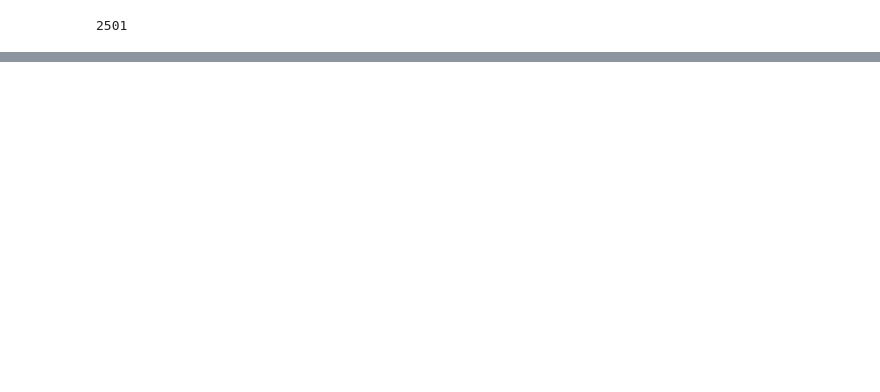
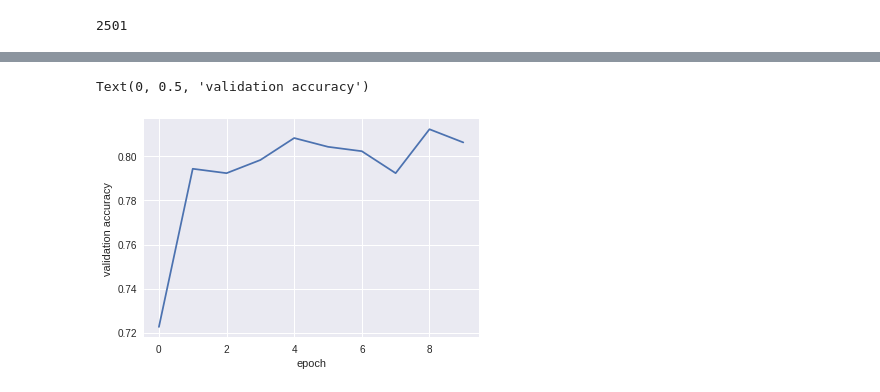
Before and after one commit to qmaruf/fastai, a Jupyter notebook: fast_ai_largest_object_classifier.ipynb, the cells around one changed output, grey strips where cells are left out. Cells and saved outputs as stored; diff of their text form; code cells hidden in the pictures; blank space fills up the shorter version.

```diff
--- a/fast_ai_largest_object_classifier.ipynb
+++ b/fast_ai_largest_object_classifier.ipynb
@@ -169,0 +390,7 @@ df = pd.DataFrame(
+# %%
+optimizer_ft = optim.SGD(params_to_update, lr=0.001, momentum=0.9)
+# %%
+criterion = nn.CrossEntropyLoss()
+num_epochs=10
+# %%
+model_ft, hist = train_model(model_ft, dataloaders_dict, criterion, optimizer_ft, num_epochs=num_epochs, is_inception=False)
@@ -169,0 +450,9 @@ df = pd.DataFrame(
+# %%
+train_hist = [h.item() for h in hist]
+# %%
+plt.plot(train_hist)
+plt.xlabel('epoch')
+plt.ylabel('validation accuracy')
+# %% [output]
+Text(0, 0.5, 'validation accuracy')
+[figure, added]
```
Also changed, not shown: parts of 25 cells of this notebook.
